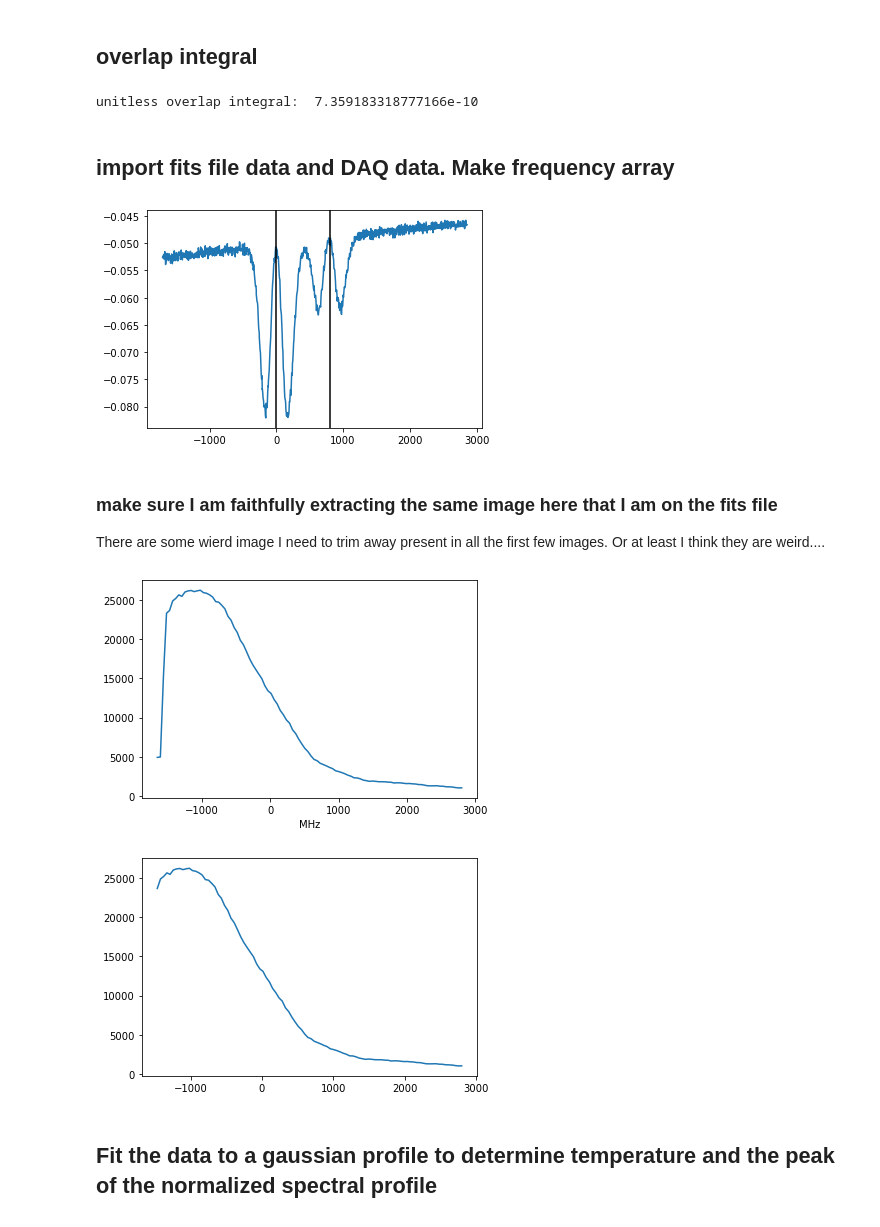
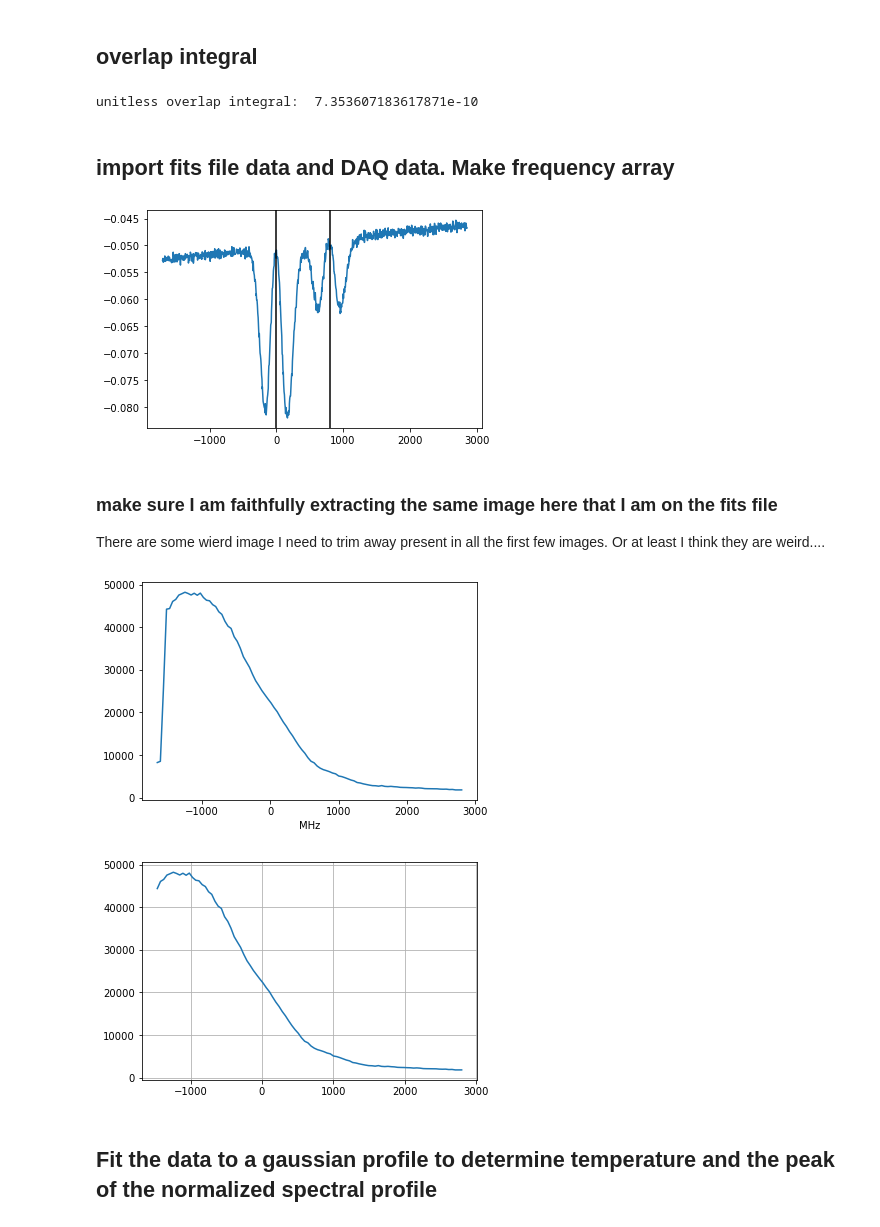
Before and after one commit to BillyTheKidPhysicist/pythonNotebooksAndTools, a Jupyter notebook: ovenFluxMeasure.ipynb, the cells around one changed output. Saved outputs shown, nothing was run; the diff lists cells and outputs as text; code cells hidden in the pictures.

```diff
--- a/ovenFluxMeasure.ipynb
+++ b/ovenFluxMeasure.ipynb
@@ -7,11 +7,16 @@ Analyze the flux leaving our oven. This is to resovle a discrepancy in the obser
 # %%
 import numpy as np
 import matplotlib.pyplot as plt
+#run 16 and 18 are from 1_20_2022
+#others are from 1_27_2022
 
-runName='run16'
-atomicBeamRadiusDict={'run18':5e-3,'run16':7.5e-3} #really rough guess for run16
-
-P=.8*19.8e-6
+runName='run18'
+atomicBeamRadiusDict={'run18':5e-3,'run16':7.5e-3,'run20':5e-3,'run21':5e-3,'run22':5e-3,'run23':5e-3}
+#really rough guess for run16. FOr others I assume they are the same as run18 because the laser is in the same place
+#beacuse it appears to be so
+powerDict={'run18':19.8e-6,'run16':19.8e-6,'run20':5.9e-6,'run21':6.0e-6,'run22':2.38e-6,'run23':2.7e-6}
+windowFactor=.93 #horizontal beam goes through 1 window
+P=windowFactor*powerDict[runName]
 w=3.0e-3 #meters
 I0=(2*P/(np.pi*w**2))
 atomicBeamRadius=atomicBeamRadiusDict[runName] #meter
@@ -28,7 +33,7 @@ integral=sum([IFunc(*coord)*dA for coord in coords])
 overlapIntegral=integral*(xBounds[1]-xBounds[0])
 print('unitless overlap integral: ',overlapIntegral)
 # %% [output]
-unitless overlap integral:  7.359183318777166e-10
+unitless overlap integral:  7.353607183617871e-10
 # %%
 #test that my overlap integral makes sense
 yArrTest=np.linspace(-3*w,3*w,300)
@@ -42,20 +47,21 @@ assert abs(powerTest-P)<P/1e6
 # %%
 #-----import data and orient------
 from astropy.io import fits
-fitsFile=fits.open(runName+'Near.fits')
+filePath='data/'
+fitsFile=fits.open(filePath+runName+'Near.fits')
 imagesArrRaw=fitsFile[0].data
 imagesArrRaw=imagesArrRaw.astype(float) #need to convert to float from int16
 imagesArrRaw=np.flip(imagesArrRaw,axis=1)
 assert len(imagesArrRaw.shape)==3
 # %%
-voltZeroFreqDict={'run18':-1.01,'run16':-1.01}
-daqData=np.loadtxt(runName+'DAQData.csv',delimiter=',') #everything looks good and agrees
+voltZeroFreqDict={'run18':-1.01,'run16':-1.01,'run20':.465,'run21':.465,'run22':.485,'run23':.5}
+daqData=np.loadtxt(filePath+runName+'DAQData.csv',delimiter=',') #everything looks good and agrees
 voltArrTotal=daqData[:,0]
 
 # %matplotlib tk
 # plt.plot(daqData[:,0],daqData[:,1])
 # plt.show()
-# %matplotlib inline
+%matplotlib inline
 voltZeroFreq=voltZeroFreqDict[runName] #from the graph
 scanStart=-3.9
 scanStop=3.9
@@ -68,7 +74,7 @@ plt.axvline(x=0.0,c='black')
 plt.axvline(x=804.0,c='black')
 plt.show()
 # %% [output]
-[figure, old version]
+[figure, new version]
 # %%
 #we have no dark image so I have to get the background by inspection
 backgroundValue=imagesArrRaw.min()
@@ -82,7 +88,8 @@ There are some wierd image I need to trim away present in all the first few imag
 #x: longitudinal
 #y: in and out of image
 #z: vertical
-subImageFitCoordsDict={'run18':[[226,228],[169,171]],'run16':[[308,310],[291,293]]} #counted at center of pixel
+subImageFitCoordsDict={'run18':[[226,228],[169,171]],'run16':[[308,310],[291,293]],'run20':[[214,216],[159,161]],
+        'run21':[[214,216],[159,161]],'run22':[[214,216],[159,161]],'run23':[[214,216],[159,161]]} #counted at center of pixel
 subImageCoords=subImageFitCoordsDict[runName]
 
 assert imagesArr.min()>=0.0
@@ -99,16 +106,17 @@ plt.plot(freqArrRaw/1e6,spectralProfileFull)
 plt.xlabel('MHz')
 plt.show()
 # %% [output]
-[figure, old version]
+[figure, new version]
 # %%
-weirdImagesDict={'run18':4,'run16':4}
+weirdImagesDict={'run18':4,'run16':4,'run20':3,'run21':3,'run22':3,'run23':3}
 weirdImages=weirdImagesDict[runName]
 spectralProfile=spectralProfileFull[weirdImages:]
 freqArr=freqArrRaw[weirdImages :]
 plt.plot(freqArr/1e6,spectralProfile)
+plt.grid()
 plt.show()
 # %% [output]
-[figure, old version]
+[figure, new version]
 # %% [markdown]
 ## Fit the data to a gaussian profile to determine temperature and the peak of the normalized spectral profile
 # %%
```
Also changed, not shown: parts of 6 cells of this notebook, 2 other files.
